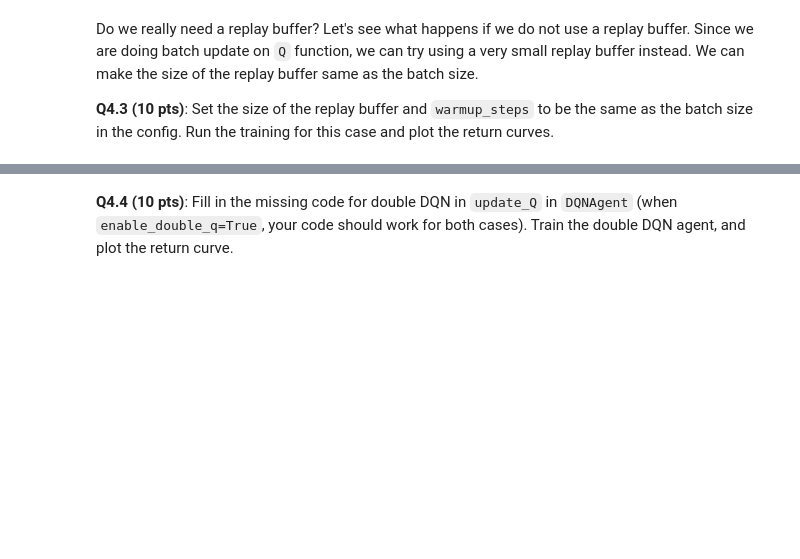
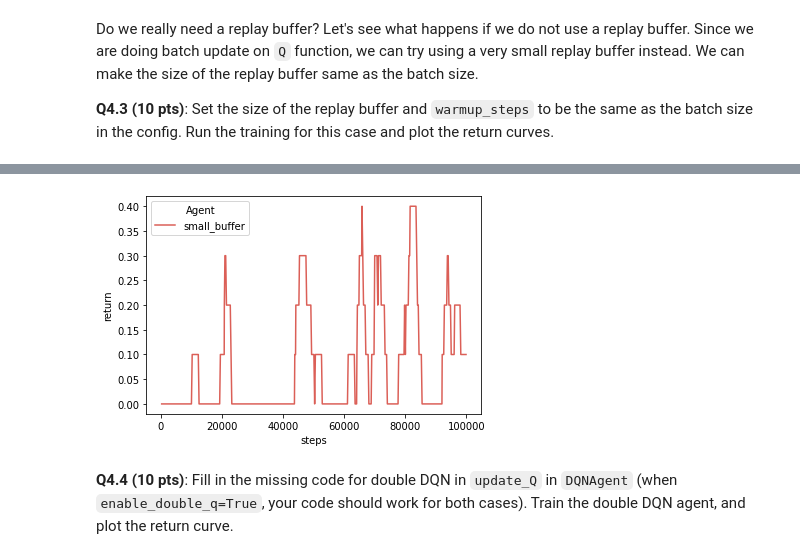
Before and after one commit to LuisCGit/6.484-reinforcement-learning, a Jupyter notebook: dqn.ipynb, the cells around one changed output, grey strips where cells are left out. Drawn from its saved outputs; the diff is of its cells as text; code cells hidden in the pictures; blank space fills up the shorter version.

```diff
--- a/dqn.ipynb
+++ b/dqn.ipynb
@@ -516,8 +518,10 @@ Do we really need a replay buffer? Let's see what happens if we do not use a rep
 # %%
 config = get_default_config()
 #### TODO: change some keys in config properly
-
+config["batch_size"] = 32
+config["warmup_steps"] = 32
+config["memory_size"] = 32
 ####
 agent = DQNAgent(**config)
-small_buffer_logs = dqn_sweep([agent], ['small_buffer'], max_steps=100000, show_progress=False)
+small_buffer_logs = dqn_sweep([agent], ['small_buffer'], max_steps=100000, show_progress=True)
 #### TODO: plot the return curves
@@ -524,3 +546,7 @@ small_buffer_logs = dqn_sweep([agent], ['small_buffer'], max_steps=100000, show_
+# %%
+plot(small_buffer_logs, "steps", "return", "Agent")
+# %% [output]
+[figure, added]
 # %% [markdown]
 **Q4.4 (10 pts)**: Fill in the missing code for double DQN in `update_Q` in `DQNAgent` (when `enable_double_q=True`, your code should work for both cases). Train the double DQN agent, and plot the return curve.
 # %%
```
Also changed, not shown: parts of 6 cells of this notebook.
